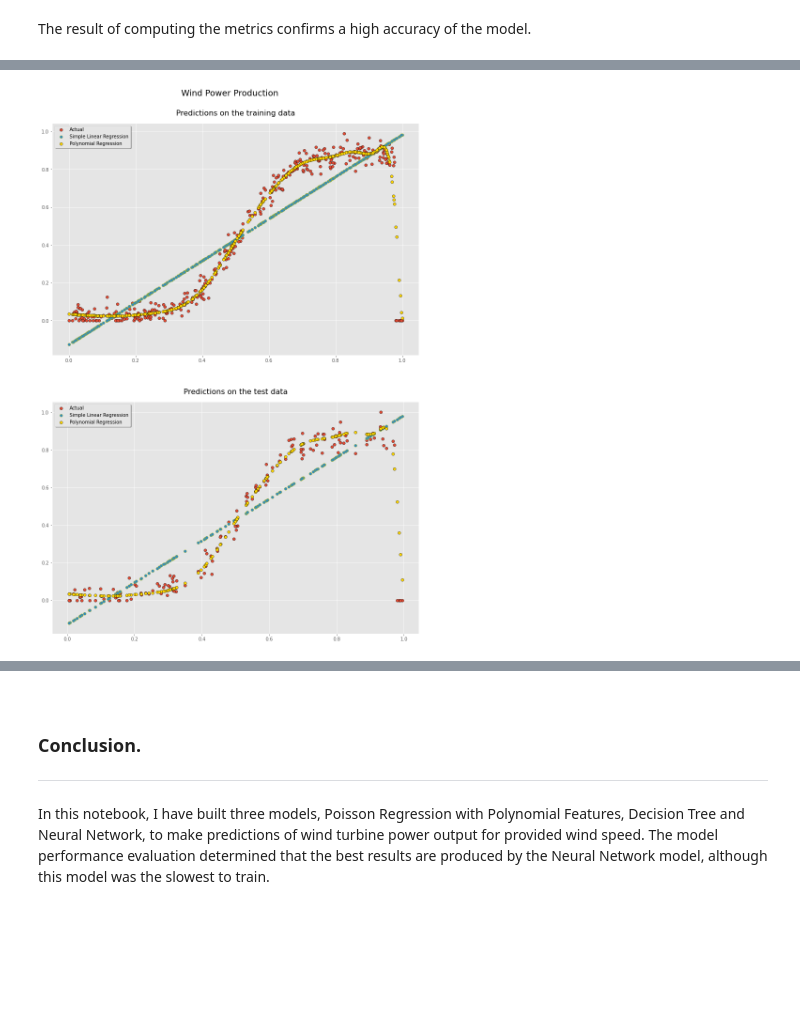
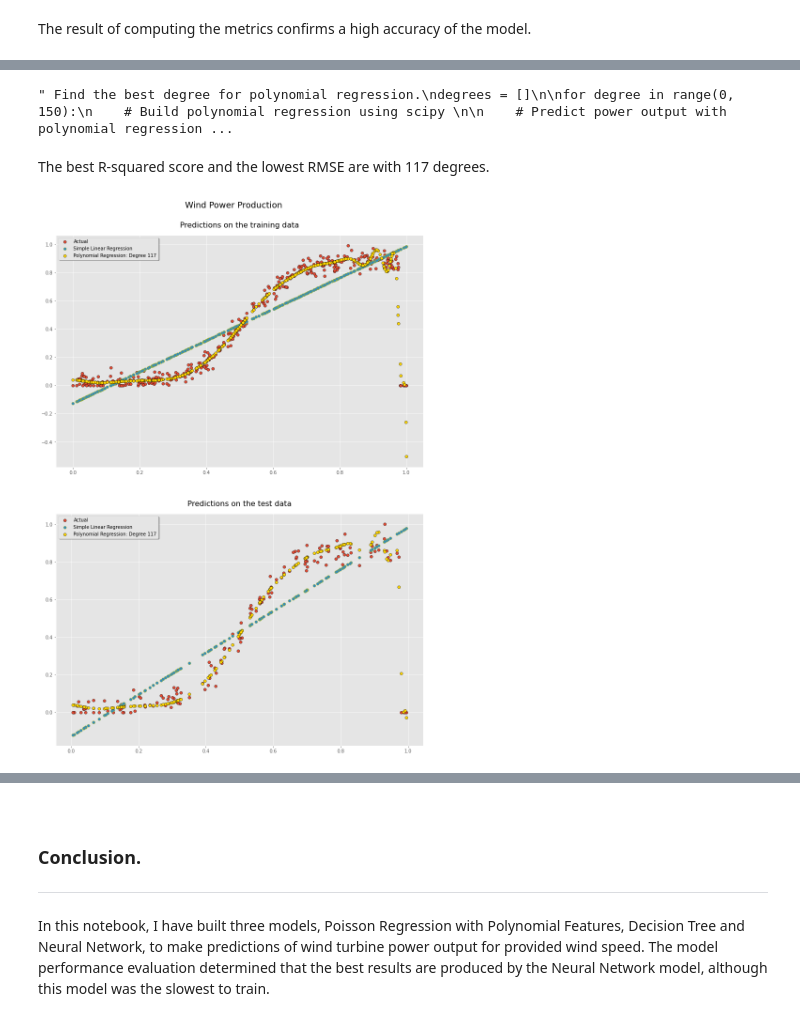
Before and after one commit to olgarozhdestvina/Fundamentals-of-Data-Analysis-Project, a Jupyter notebook: Power_production_models.ipynb, the cells around one changed output, grey strips where cells are left out. Drawn from its saved outputs; the diff is of its cells as text; code cells hidden in the pictures; blank space fills up the shorter version.

```diff
--- a/Power_production_models.ipynb
+++ b/Power_production_models.ipynb
@@ -505,16 +509,16 @@ The first step to building the Polynomial regression is finding the best fitting
 # Find the best degree for polynomial regression.
 degrees = []
 
-for degree in range(1,35):
-    nonlinear = poly.fit(speed_train, power_train, degree)
-    y_test_nonlinear = nonlinear(speed_test)
+for degree in range(1,35): # Higher degree gives a warning of a unproper fit.
+    pol = poly.fit(speed_train, power_train, degree)
+    y_test_polynomial = pol(speed_test)
     # Append score.
-    degrees.append((degree, r_2(power_test,y_test_nonlinear), rmse(power_test,y_test_nonlinear)))
+    degrees.append((degree, r_2(power_test,y_test_polynomial), rmse(power_test,y_test_polynomial)))
 
 # Sort scores in the reverse order by the score.
 degrees.sort(key=lambda x:float(x[1]), reverse=True)
 
-# Return only first 5 results.
+# Return only the first 5 results.
 for j in degrees[:5]:
     # Print results.
     print(f'{j}')
@@ -623,41 +629,70 @@ linear_s = curve_fit(linear_function, speed_train, power_train)[0]
 y_pred_train_linear = linear_function(speed_train, linear_s[0], linear_s[1])
 y_pred_test_linear = linear_function(speed_test, linear_s[0], linear_s[1])
 # %%
-# Build polynomial regression using scipy
-poly_model = odr.polynomial(30)
-data = odr.Data(speed_train, power_train)
-odr_obj = odr.ODR(data, poly_model)
+def poly_model(degree):
+    poly_model = odr.polynomial(degree)
+    data = odr.Data(speed_train, power_train)
+    odr_obj = odr.ODR(data, poly_model)
 
-# Running ODR fitting
-output = odr_obj.run()
-poly = np.poly1d(output.beta[::-1])
-
-# Predict power output with polynomial regression
-y_pred_train_polynomial = poly(speed_train)
-y_pred_test_polynomial = poly(speed_test)
+    # Running ODR fitting
+    output = odr_obj.run()
+    poly = np.poly1d(output.beta[::-1])
+    return poly
+# %%
+# NOTE: the code takes a long time to run!
+""" Find the best degree for polynomial regression.
+degrees = []
+
+for degree in range(0, 150):
+    # Build polynomial regression using scipy
+
+    # Predict power output with polynomial regression
+    y_pred_test_polynomial = poly(speed_test)
+    # Append score.
+    degrees.append((degree, r_2(power_test,y_pred_test_polynomial), rmse(power_test,y_pred_test_polynomial)))
+
+# Sort scores in the reverse order by the score.
+degrees.sort(key=lambda x:float(x[1]), reverse=True)
+
+# Return only the first 5 results.
+for j in degrees[:5]:
+    # Print results.
+    print(f'{j}')
+"""
+# %% [output]
+" Find the best degree for polynomial regression.\ndegrees = []\n\nfor degree in range(0, 150):\n    # Build polynomial regression using scipy \n\n    # Predict power output with polynomial regression ...
+# %% [markdown]
+The best R-squared score and the lowest RMSE are with 117 degrees.
+# %%
+# Build polynomial regression with degree 117
+degree = 117
+poly = poly_model(degree)
+
+# Predict power output with polynomial regression
+y_pred_train_polynomial = poly(speed_train)
+y_pred_test_polynomial = poly(speed_test)
 # %%
 # Create a figure, axis and titles.
 fig, [ax1,ax2] = plt.subplots(2,1, figsize=(14,20))
 fig.suptitle("Wind Power Production", y = 0.93)
 ax1.set_title("Predictions on the training data",y=1.02, fontsize=16)
 ax2.set_title("Predictions on the test data",y=1.02, fontsize=16)
 
 # Plot the actual training data and predictions.
 ax1.scatter(speed_train, power_train, edgecolor="black",  label="Actual")
 ax1.scatter(speed_train, y_pred_train_linear, edgecolor="y", label="Simple Linear Regression")
-ax1.scatter(speed_train, y_pred_train_polynomial, c="gold", edgecolor="black", label="Polynomial Regression")
+ax1.scatter(speed_train, y_pred_train_polynomial, c="gold", edgecolor="black", label=f"Polynomial Regression: Degree {degree}")
 
 # Plot the actual test data and predictions.
 ax2.scatter(speed_test, power_test, edgecolor="black",  label="Actual")
 ax2.scatter(speed_test, y_pred_test_linear, edgecolor="y", label="Simple Linear Regression")
-ax2.scatter(speed_test, y_pred_test_polynomial, c="gold", edgecolor="black", label="Polynomial Regression")
-
+ax2.scatter(speed_test, y_pred_test_polynomial, c="gold", edgecolor="black", label=f"Polynomial Regression: Degree {degree}")
 
 # Show the legend.
 ax1.legend(loc='upper left', shadow=True)
 ax2.legend(loc='upper left', shadow=True)
 
 # Show the plot.
 plt.show()
 # %% [output]
-[figure, old version]
+[figure, new version]
```
Also changed, not shown: parts of 11 cells of this notebook.
